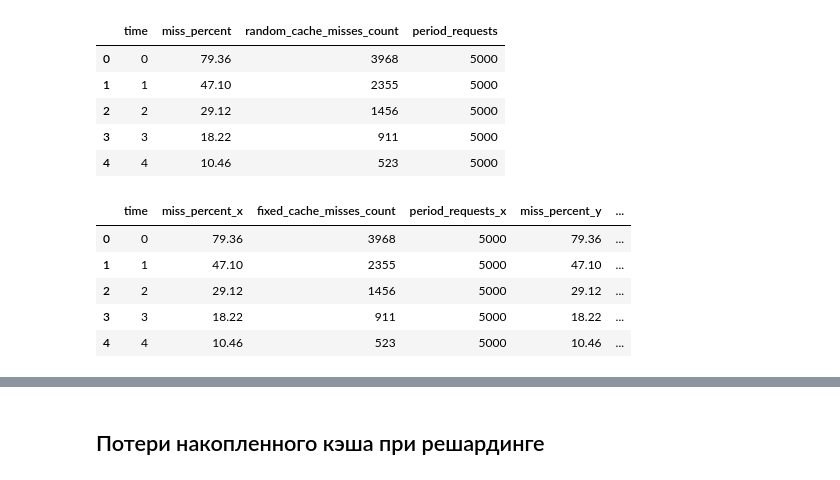
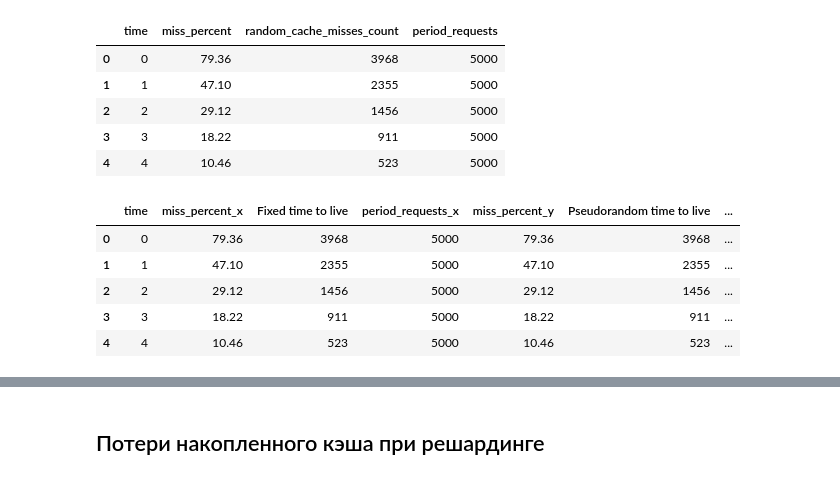
Before and after one commit to pryazhnikov/cache-simulations, a Jupyter notebook: visualization.ipynb, the cells around one changed output, grey strips where cells are left out. Drawn from its saved outputs; the diff is of its cells as text; code cells hidden in the pictures.

```diff
--- a/visualization.ipynb
+++ b/visualization.ipynb
@@ -7,3 +9,35 @@ import seaborn as sns
+# %%
+l10n = {
+    'en': {
+        'Peaks': {
+            '_Title': 'Cache misses, count',
+            'fixed_cache_misses_count': 'Fixed time to live',
+            'random_cache_misses_count': 'Pseudorandom time to live',
+        },
+        'CacheLoss': {
+            '_Title': 'Cache keys loss, %',
+            'ShardsBefore': 'Servers count before changing',
+            'ShardsAfter': 'Servers count after changing',
+            'LostKeysPercent': 'Cache loss percent',
+        },
+    },
+    'ru': {
+        'Peaks': {
+            '_Title': 'Промахи кэша, шт.',
+            'fixed_cache_misses_count': 'Фиксированное время жизни',
+            'random_cache_misses_count': 'Псевдослучайное время жизни',
+
+        },
+        'CacheLoss': {
+            '_Title': 'Потери накопленного кэша, %',
+            'ShardsBefore': 'Серверов до изменения',
+            'ShardsAfter': 'Серверов после изменения',
+            'LostKeysPercent': 'Процент потери кэша',
+        },
+    },
+}
+
+labels = l10n['en']
 # %% [markdown]
 ## График затухания пиков нагрузки при холодном старте
 # %%
@@ -29,13 +63,16 @@ df_peak_random.head()
 | 3 | 3 | 18.22 | 911 | 5000 |
 | 4 | 4 | 10.46 | 523 | 5000 |
 # %%
+peak_labels = labels['Peaks']
+
 df_peak_combined = df_peak_fixed.merge(df_peak_random, on='time')
+df_peak_combined.rename(columns=peak_labels, inplace=True)
 df_peak_combined.head()
 # %% [output]
-|  | time | miss_percent_x | fixed_cache_misses_count | period_requests_x | miss_percent_y | ... |
-| 0 | 0 | 79.36 | 3968 | 5000 | 79.36 | ... |
-| 1 | 1 | 47.10 | 2355 | 5000 | 47.10 | ... |
-| 2 | 2 | 29.12 | 1456 | 5000 | 29.12 | ... |
-| 3 | 3 | 18.22 | 911 | 5000 | 18.22 | ... |
-| 4 | 4 | 10.46 | 523 | 5000 | 10.46 | ... |
+|  | time | miss_percent_x | Fixed time to live | period_requests_x | miss_percent_y | Pseudorandom time to live | ... |
+| 0 | 0 | 79.36 | 3968 | 5000 | 79.36 | 3968 | ... |
+| 1 | 1 | 47.10 | 2355 | 5000 | 47.10 | 2355 | ... |
+| 2 | 2 | 29.12 | 1456 | 5000 | 29.12 | 1456 | ... |
+| 3 | 3 | 18.22 | 911 | 5000 | 18.22 | 911 | ... |
+| 4 | 4 | 10.46 | 523 | 5000 | 10.46 | 523 | ... |
 # %%
```
Also changed, not shown: parts of 5 cells of this notebook, 5 other files.
